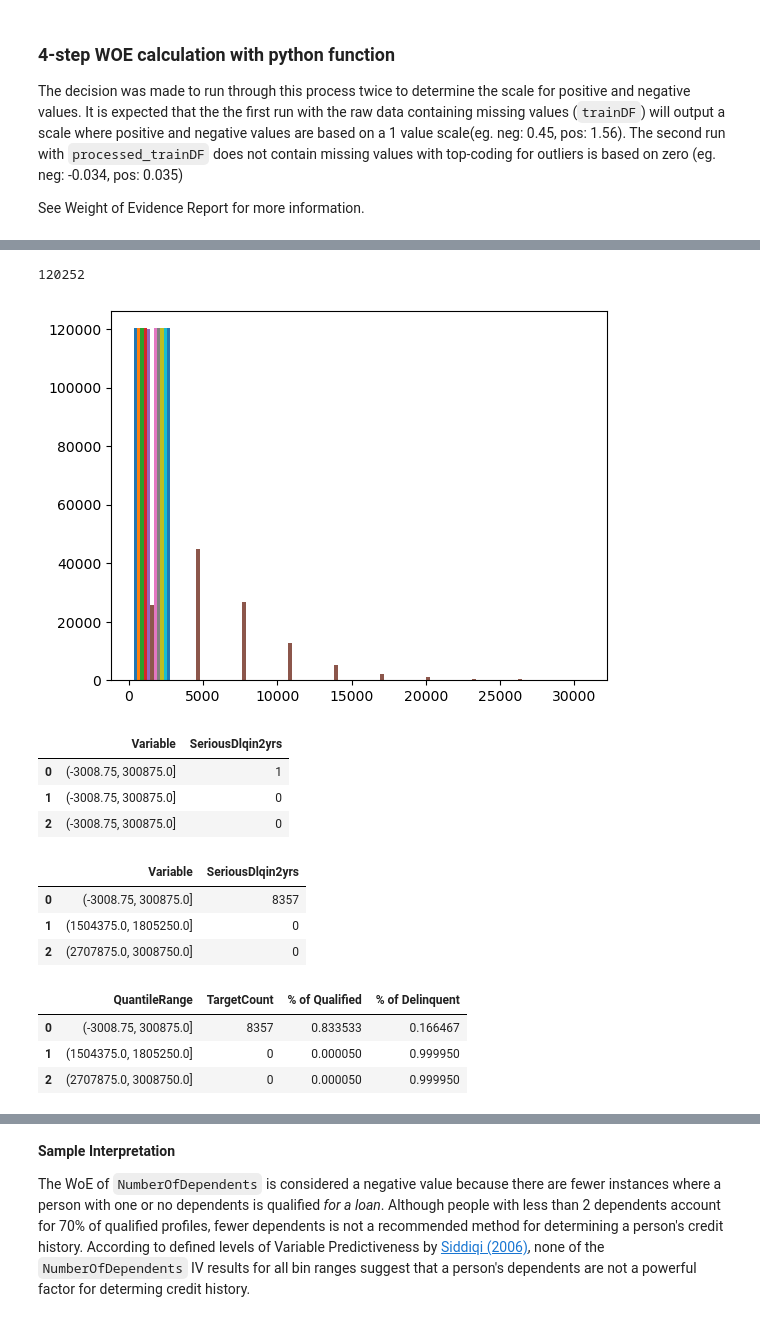
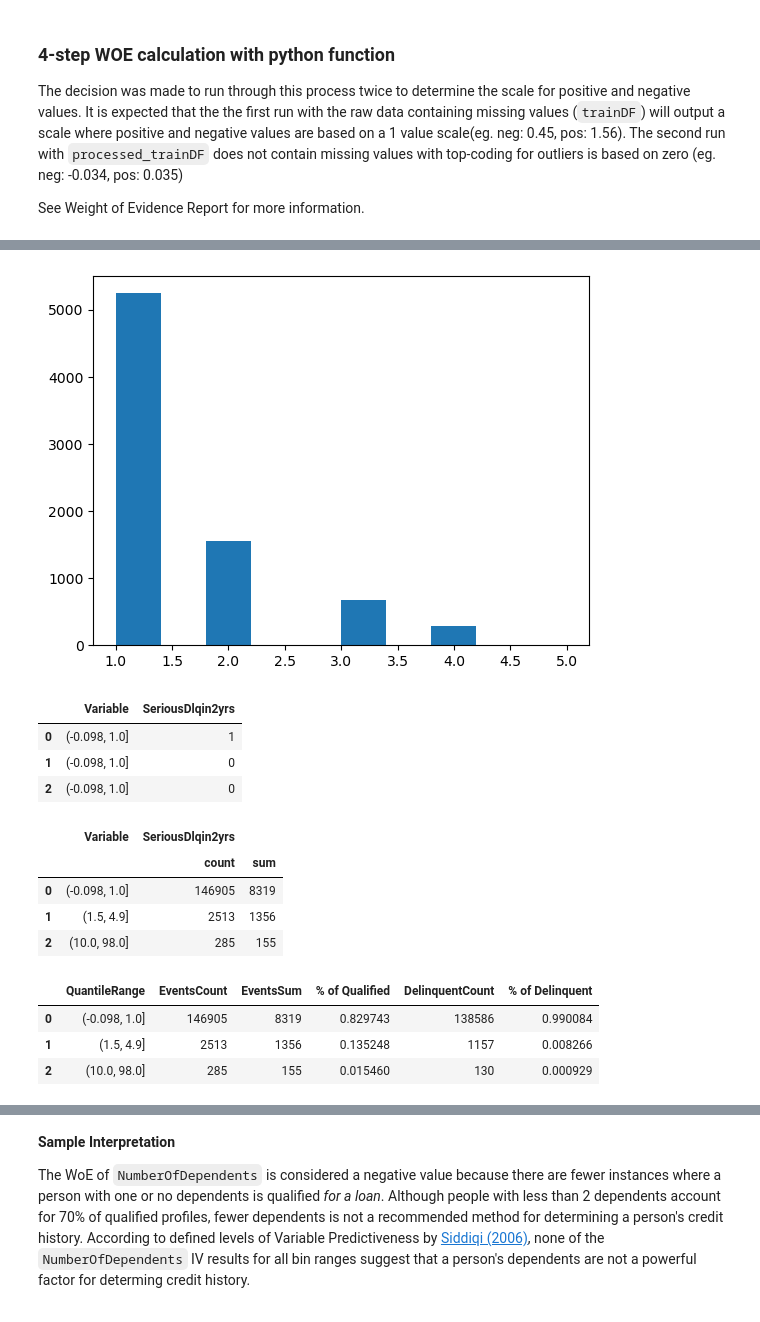
Before and after one commit to codewithkate/Credit_Score_App_Model, a Jupyter notebook: research/develop/2023-08-25-kc-woe-reports.ipynb, the cells around one changed output, grey strips where cells are left out. Cells and saved outputs as stored; diff of their text form; code cells hidden in the pictures.

```diff
--- a/research/develop/2023-08-25-kc-woe-reports.ipynb
+++ b/research/develop/2023-08-25-kc-woe-reports.ipynb
@@ -51,11 +50,34 @@ memory usage: 12.6 MB
 # %%
 # Select a target
 target_col = 'SeriousDlqin2yrs'
-# %%
-trainDF.loc[trainDF[current_col] <=300_000, current_col].count()
-# %% [output]
-120252
+# %%
+# (optional) set bin limits
+NumberOfDependents_bins = pd.IntervalIndex.from_tuples([(-0.02, 1), (2,20)])
+RevolvingUtilizationOfUnsecuredLines_bins = pd.IntervalIndex.from_tuples([(0, 0.49), (0.5, 0.99), (1, 1.49), (1.5, 60_000)])
+age_bins = pd.IntervalIndex.from_tuples([(0,17), (18, 25), (26, 34), (35, 44), (45, 64), (65, 120)])
+NumberOfTime3059DaysPastDueNotWorse_bins = pd.IntervalIndex.from_tuples([(-0.098, 0.99), (1, 1.99), (2, 100)])
+DebtRatio_bins = pd.IntervalIndex.from_tuples([(0, .31249), (.3125, .6249), (0.625, 2.49), (2.5,150_000)])
+MonthlyIncome_bins = pd.IntervalIndex.from_tuples([(0,4999), (5000,9999), (10_000,1_000_000)])
+NumberOfOpenCreditLinesAndLoans_bins = pd.IntervalIndex.from_tuples([(-0.058, 11.59), (11.6, 17.39), (17.4, 58.0)])
+NumberOfTimes90DaysLate_bins = pd.IntervalIndex.from_tuples([(-0.098, 1), (1.01, 1.49), (1.5, 4.9), (5, 9.9), (10, 98.0)])
+NumberRealEstateLoansOrLines_bins = pd.IntervalIndex.from_tuples([(0, 0.49), (0.5,0.99), (1,2.9), (3, 54)])
+NumberOfTime6089DaysPastDueNotWorse_bins = pd.IntervalIndex.from_tuples([(-10,0), (0.01, 1), (1.01, 1.9), (2,100)])
+
+var_bins = {
+    'RevolvingUtilizationOfUnsecuredLines': RevolvingUtilizationOfUnsecuredLines_bins, # IV: 6.877788
+    'age': age_bins, #IV: 9.25017
+    'NumberOfTime30-59DaysPastDueNotWorse': NumberOfTime3059DaysPastDueNotWorse_bins, #IV: 1.509275
+    'DebtRatio': DebtRatio_bins, #IV: 5.79739
+    'MonthlyIncome': MonthlyIncome_bins, # IV: 3.408756
+    'NumberOfOpenCreditLinesAndLoans': NumberOfOpenCreditLinesAndLoans_bins, # IV: 4.157085
+    'NumberOfTimes90DaysLate': NumberOfTimes90DaysLate_bins, # IV: 13.841672, ~nan==6
+    'NumberRealEstateLoansOrLines': NumberRealEstateLoansOrLines_bins, # IV: 4.59196
+    'NumberOfTime60-89DaysPastDueNotWorse': NumberOfTime6089DaysPastDueNotWorse_bins, # IV: 6.764559
+    'NumberOfDependents': NumberOfDependents_bins, # IV: 2.825983
+}
+
+current_col = 'NumberOfTimes90DaysLate'
 # %%
-plt.hist(trainDF.loc[trainDF[current_col] <=300_000], range=[0,31000]);
+plt.hist(trainDF.loc[trainDF[current_col]<=4.9, current_col], range=[1,5]);
 # %% [output]
-[figure, old version]
+[figure, new version]
@@ -90,7 +93,7 @@ for ivars in feature_cols:
 	if ivars == current_col:
 		# 1. Split continuous and categorical independent variables
 		if trainDF[ivars].dtype.kind in 'bifc' and (len(np.unique(trainDF[ivars]))>10):
-			binned_x = pd.cut(trainDF[ivars], bins=bins[ivars], duplicates='drop')
+			binned_x = pd.cut(trainDF[ivars], bins=var_bins[ivars], duplicates='drop')
 			df0 = pd.DataFrame({'Variable':binned_x, 'SeriousDlqin2yrs':trainDF[target_col]})
 		else:
 			df0 = pd.DataFrame({f'Variable':trainDF[ivars], 'SeriousDlqin2yrs':trainDF[target_col]})
@@ -99,32 +102,34 @@ for ivars in feature_cols:
 df0.head(3)
 # %% [output]
 |  | Variable | SeriousDlqin2yrs |
-| 0 | (-3008.75, 300875.0] | 1 |
-| 1 | (-3008.75, 300875.0] | 0 |
-| 2 | (-3008.75, 300875.0] | 0 |
+| 0 | (-0.098, 1.0] | 1 |
+| 1 | (-0.098, 1.0] | 0 |
+| 2 | (-0.098, 1.0] | 0 |
 # %%
 # 2. Count number of target events for each bin
 df0 = df0.astype({"Variable":str})
-df = df0.groupby("Variable", as_index=False, dropna=False)['SeriousDlqin2yrs'].sum()
+df = df0.groupby("Variable", as_index=False, dropna=False).agg({'SeriousDlqin2yrs':["count", "sum"]})
 
 df.head(3)
 # %% [output]
-|  | Variable | SeriousDlqin2yrs |
-| 0 | (-3008.75, 300875.0] | 8357 |
-| 1 | (1504375.0, 1805250.0] | 0 |
-| 2 | (2707875.0, 3008750.0] | 0 |
+|  | Variable | SeriousDlqin2yrs |  |
+|  |  | count | sum |
+| 0 | (-0.098, 1.0] | 146905 | 8319 |
+| 1 | (1.5, 4.9] | 2513 | 1356 |
+| 2 | (10.0, 98.0] | 285 | 155 |
 # %%
 # 3. Calculate the % of events by % of non-events
-df.columns = ['QuantileRange', 'TargetCount']
-df['% of Qualified'] = np.maximum(df['TargetCount'], 0.5) / df['TargetCount'].sum()
-df['% of Delinquent'] = 1 - df['% of Qualified']
+df.columns = ['QuantileRange', 'EventsCount', 'EventsSum']
+df['% of Qualified'] = np.maximum(df['EventsSum'], 0.5) / df['EventsSum'].sum()
+df['DelinquentCount'] = df['EventsCount'] - df['EventsSum']
+df['% of Delinquent'] = np.maximum(df['DelinquentCount'], 0.5) / df['DelinquentCount'].sum()
 
 df.head(3)
 # %% [output]
-|  | QuantileRange | TargetCount | % of Qualified | % of Delinquent |
-| 0 | (-3008.75, 300875.0] | 8357 | 0.833533 | 0.166467 |
-| 1 | (1504375.0, 1805250.0] | 0 | 0.000050 | 0.999950 |
-| 2 | (2707875.0, 3008750.0] | 0 | 0.000050 | 0.999950 |
+|  | QuantileRange | EventsCount | EventsSum | % of Qualified | DelinquentCount | % of Delinquent |
+| 0 | (-0.098, 1.0] | 146905 | 8319 | 0.829743 | 138586 | 0.990084 |
+| 1 | (1.5, 4.9] | 2513 | 1356 | 0.135248 | 1157 | 0.008266 |
+| 2 | (10.0, 98.0] | 285 | 155 | 0.015460 | 130 | 0.000929 |
 # %%
 # 4. Calculate the WoE and IV
 df['WoE'] = np.log(df['% of Delinquent']/df['% of Qualified'])
```
Also changed, not shown: parts of 19 cells of this notebook.
